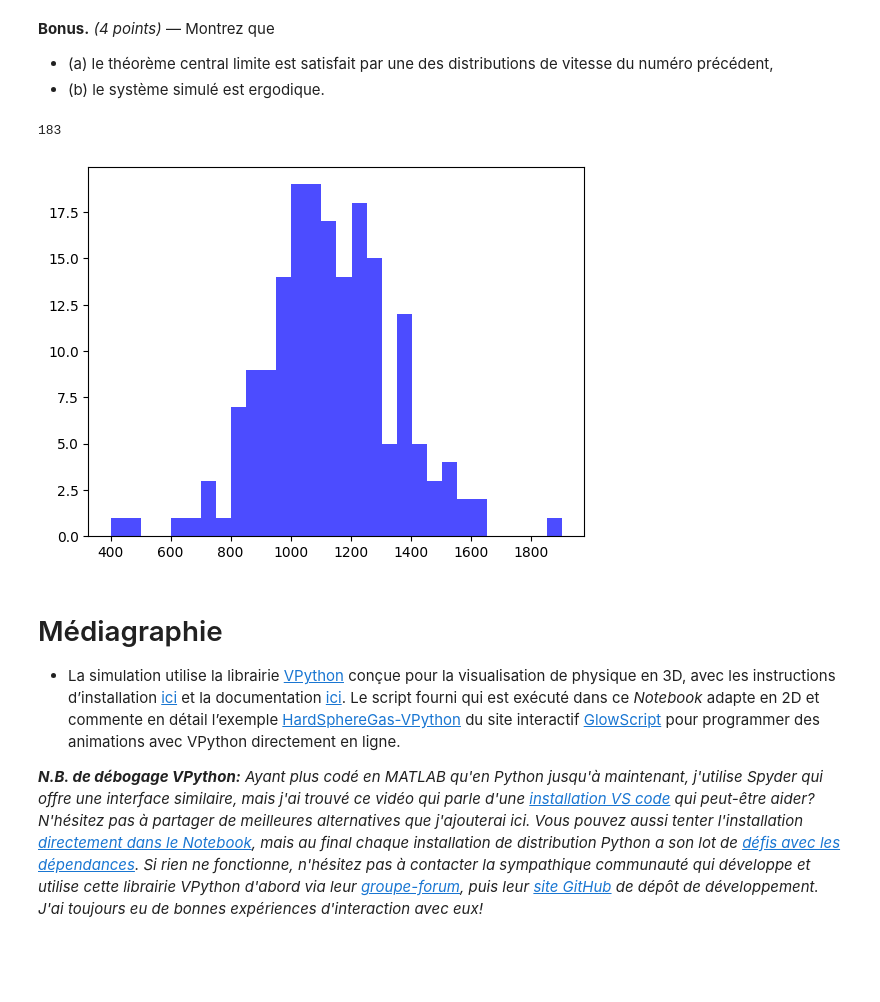
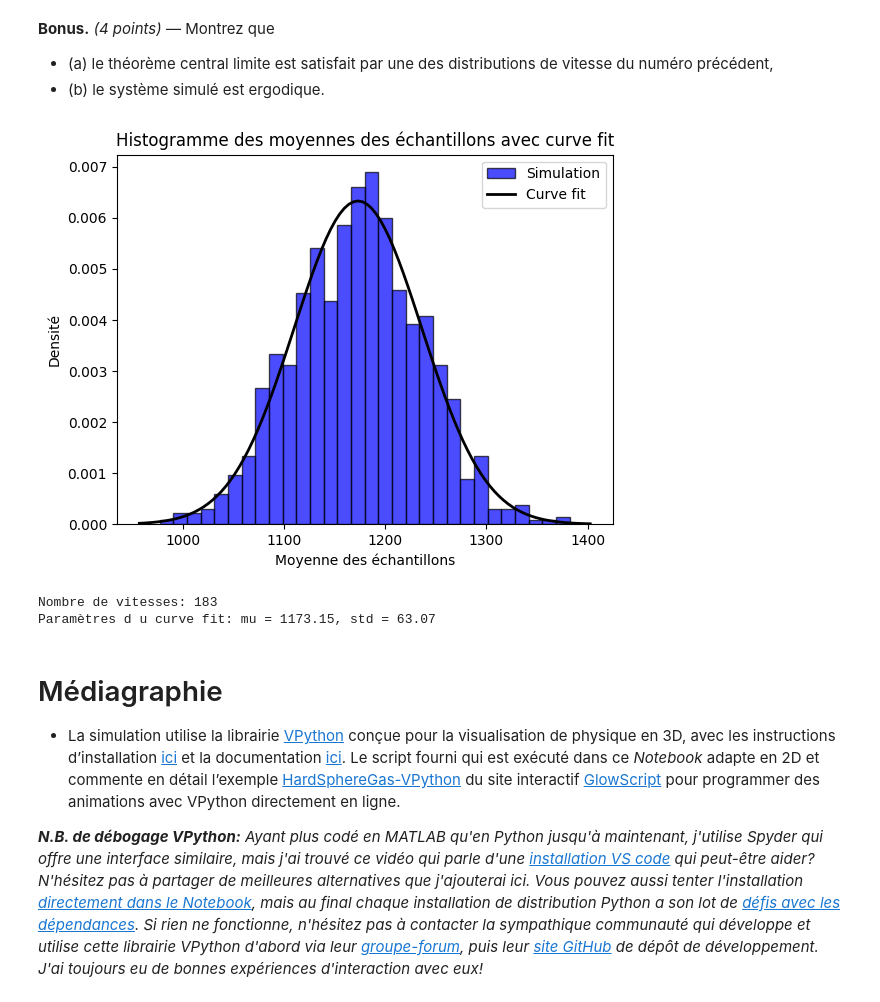
Before and after one commit to LilR3GY/TP_Num_Thermo_Stat, a Jupyter notebook: tdsTP_Part1_h25.ipynb, the cells around one changed output. Saved outputs shown, nothing was run; the diff lists cells and outputs as text; code cells hidden in the pictures; blank space fills up the shorter version.

```diff
--- a/tdsTP_Part1_h25.ipynb
+++ b/tdsTP_Part1_h25.ipynb
@@ -332,17 +332,36 @@ plt.show()
 # %%
 # (a)
 import numpy as np
 import matplotlib.pyplot as plt
 import seaborn as sns
+from scipy.stats import norm
 
+bins = 30
+sample = [np.mean(np.random.choice(norme, size=111)) for _ in range(len(vitesses))]
 
-sample = [np.mean(np.random.choice(vitesses, size=11)) for _ in range(len(vitesses))]
-plt.hist(sample, bins=30, color='blue', alpha=0.7, label='Simulation')
+# Tracer l'histogramme des échantillons
+plt.hist(sample, bins=30, color='blue', alpha=0.7, label='Simulation', density=True,edgecolor='black')
 
-print(len(vitesses))
+# Ajuster une distribution normale aux données
+mu, std = norm.fit(sample)
+xmin, xmax = plt.xlim()
+x = np.linspace(xmin, xmax, 100)
+p = norm.pdf(x, mu, std)
+plt.plot(x, p, 'k', linewidth=2, label='Curve fit')
+
+# Afficher les résultats
+plt.title('Histogramme des moyennes des échantillons avec curve fit')
+plt.xlabel('Moyenne des échantillons')
+plt.ylabel('Densité')
+plt.legend()
+plt.show()
+
+print(f"Nombre de vitesses: {len(norme)}")
+print(f"Paramètres d u curve fit: mu = {mu:.2f}, std = {std:.2f}")
 # %% [output]
+[figure, new version]
-183
+Nombre de vitesses: 183
+Paramètres d u curve fit: mu = 1173.15, std = 63.07
-[figure, old version]
 # %% [markdown]
 # Médiagraphie #
  - La simulation utilise la librairie <a href="https://vpython.org">VPython</a> conçue pour la visualisation de physique en 3D, avec les instructions d’installation <a href="https://vpython.org/presentation2018/install.html">ici</a> et la documentation <a href="https://www.glowscript.org/docs/VPythonDocs/index.html">ici</a>. Le script fourni qui est exécuté dans ce _Notebook_ adapte en 2D et commente en détail l’exemple <a href="https://www.glowscript.org/#/user/GlowScriptDemos/folder/Examples/program/HardSphereGas-VPython">HardSphereGas-VPython</a> du site interactif <a href="https://www.glowscript.org">GlowScript</a> pour programmer des animations avec VPython directement en ligne.
```
